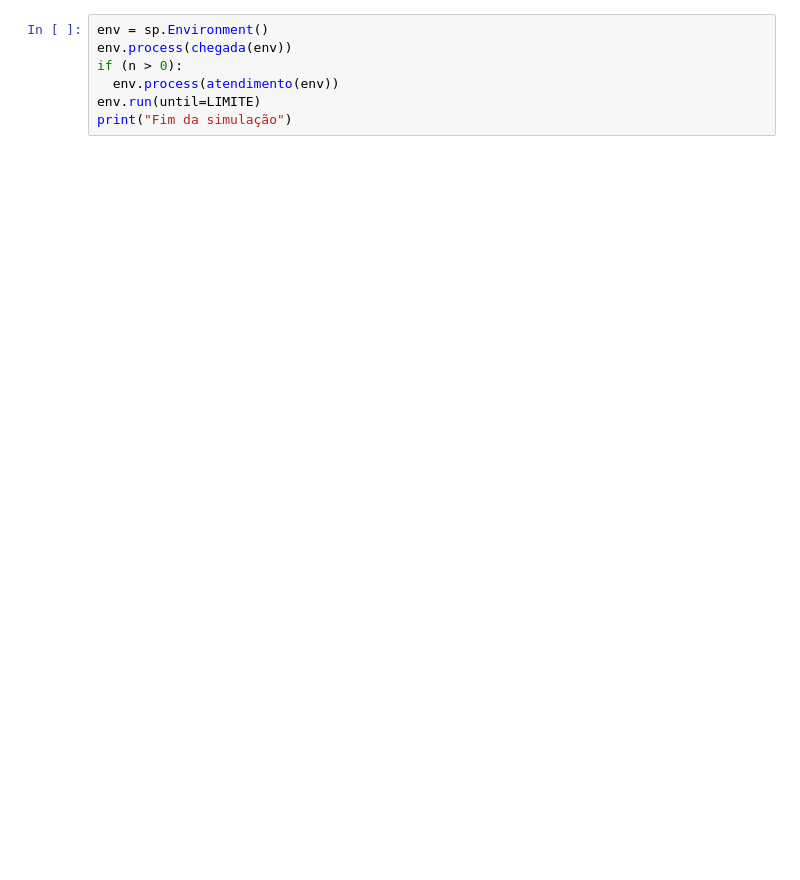
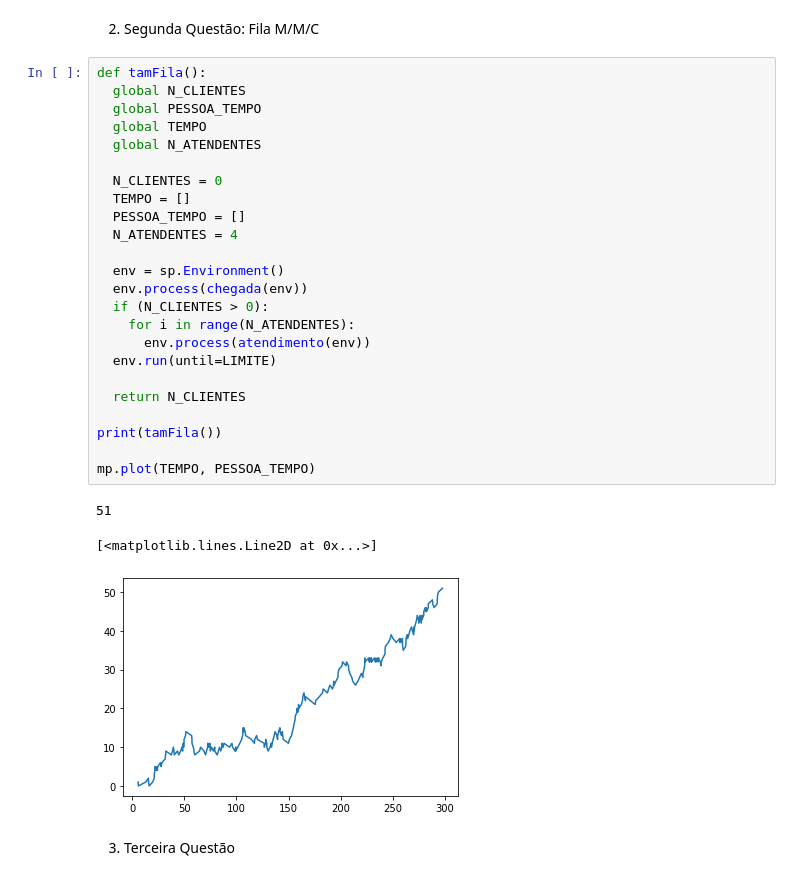
Before and after one commit to Joab-S/SimulacaoEstocasticaUFC, a Jupyter notebook: lista3_SimEst.ipynb, the cells around one changed output. Drawn from its saved outputs; the diff is of its cells as text; blank space fills up the shorter version.

```diff
--- a/lista3_SimEst.ipynb
+++ b/lista3_SimEst.ipynb
@@ -34,7 +134,32 @@ def atendimento(env):
+# %% [markdown]
+2. Segunda Questão: Fila M/M/C
 # %%
-env = sp.Environment()
-env.process(chegada(env))
-if (n > 0):
-  env.process(atendimento(env))
-env.run(until=LIMITE)
-print("Fim da simulação")
+def tamFila():
+  global N_CLIENTES
+  global PESSOA_TEMPO
+  global TEMPO
+  global N_ATENDENTES
+
+  N_CLIENTES = 0
+  TEMPO = []
+  PESSOA_TEMPO = []
+  N_ATENDENTES = 4
+
+  env = sp.Environment()
+  env.process(chegada(env))
+  if (N_CLIENTES > 0):
+    for i in range(N_ATENDENTES):
+      env.process(atendimento(env))
+  env.run(until=LIMITE)
+
+  return N_CLIENTES
+
+print(tamFila())
+
+mp.plot(TEMPO, PESSOA_TEMPO)
+# %% [output]
+51
+[<matplotlib.lines.Line2D at 0x...>]
+[figure, added]
+# %% [markdown]
+3. Terceira Questão
```
Also changed, not shown: parts of 9 cells of this notebook.
